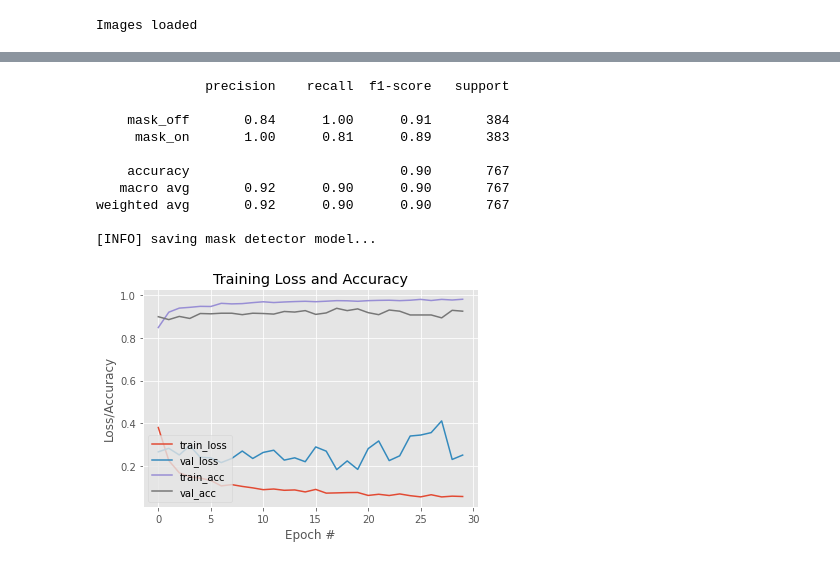
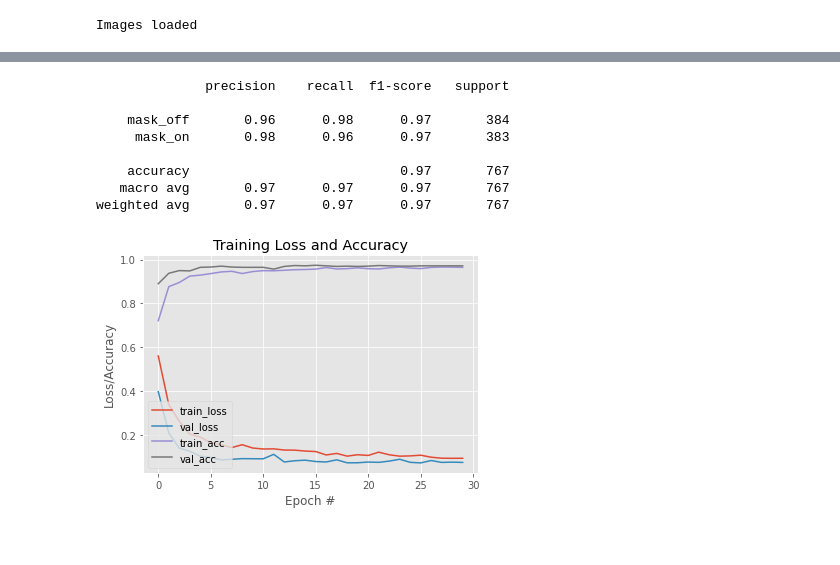
Before and after one commit to sidgan22/MaskDetection, a Jupyter notebook: MaskDetect.ipynb, the cells around one changed output, grey strips where cells are left out. Saved outputs shown, nothing was run; the diff lists cells and outputs as text; code cells hidden in the pictures.

Commit message:
NASNETMobile with 97.45%

```diff
--- a/MaskDetect.ipynb
+++ b/MaskDetect.ipynb
@@ -71,7 +73,7 @@ labels = np.array(labels)
                                                   random_state=42)
 # %%
 aug = ImageDataGenerator(
-    rotation_range=15,
+    rotation_range=20,
     zoom_range=0.15,
     width_shift_range=0.2,
     height_shift_range=0.2,
@@ -84,5 +93,9 @@ baseModel = MobileNetV2(weights="imagenet",
                         include_top=False,
                         input_tensor=Input(shape=(224, 224, 3)))
+# %%
+baseModel = MobileNetV2(weights="imagenet",
+                        include_top=False,
+                        input_tensor=Input(shape=(224, 224, 3)))
 # %%
 myModel = baseModel.output
 
@@ -109,12 +121,18 @@ model.compile(loss="binary_crossentropy",
               optimizer=opt,
               metrics=["accuracy"])
 # %%
-history = model.fit(
+# history = model.fit(
+#     aug.flow(trainX, trainY, batch_size=BS),
+#     steps_per_epoch=len(trainX) // BS,
+#     validation_data=(testX, testY),
+#     validation_steps=len(testX) // BS,
+#     epochs=EP)
+hist = model.fit(
     aug.flow(trainX, trainY, batch_size=BS),
     steps_per_epoch=len(trainX) // BS,
     validation_data=(testX, testY),
     validation_steps=len(testX) // BS,
-    epochs=EP)
+    epochs=EP,)
 # %% [output]
 WARNING:tensorflow:sample_weight modes were coerced from
   ...
@@ -136,8 +153,0 @@ Epoch 30/30
-# %%
-history = model.fit(
-    aug.flow(trainX, trainY, batch_size=BS),
-    steps_per_epoch=len(trainX) // BS,
-    validation_data=(testX, testY),
-    validation_steps=len(testX) // BS,
-    epochs=EP,
-    callbacks=[callback])
@@ -171,40 +154,39 @@ callback = MyCallBack()
 # %%
 #Eval
 predIdxs = model.predict(testX, batch_size=BS)
 
 # for each image in the testing set we need to find the index of the
 # label with corresponding largest predicted probability
 predIdxs = np.argmax(predIdxs, axis=1)
 
 # show a nicely formatted classification report
 print(classification_report(testY.argmax(axis=1), predIdxs,target_names=lb.classes_))
 
 # serialize the model to disk
-print("[INFO] saving mask detector model...")
-model.save("mask_detector.model", save_format="h5")
+model.save("mask_detector_NASNet.model", save_format="h5")
 
 # plot the training loss and accuracy
 N = EP
 plt.style.use("ggplot")
 plt.figure()
-plt.plot(np.arange(0, N), history.history["loss"], label="train_loss")
-plt.plot(np.arange(0, N), history.history["val_loss"], label="val_loss")
-plt.plot(np.arange(0, N), history.history["accuracy"], label="train_acc")
-plt.plot(np.arange(0, N), history.history["val_accuracy"], label="val_acc")
+plt.plot(np.arange(0, N), hist.history["loss"], label="train_loss")
+plt.plot(np.arange(0, N), hist.history["val_loss"], label="val_loss")
+plt.plot(np.arange(0, N), hist.history["accuracy"], label="train_acc")
+plt.plot(np.arange(0, N), hist.history["val_accuracy"], label="val_acc")
+
+
 plt.title("Training Loss and Accuracy")
 plt.xlabel("Epoch #")
 plt.ylabel("Loss/Accuracy")
 plt.legend(loc="lower left")
-plt.savefig("plot.png")
+plt.savefig("NASNetMobile-plot.png")
 # %% [output]
               precision    recall  f1-score   support
 
-    mask_off       0.84      1.00      0.91       384
-     mask_on       1.00      0.81      0.89       383
+    mask_off       0.96      0.98      0.97       384
+     mask_on       0.98      0.96      0.97       383
 
-    accuracy                           0.90       767
-   macro avg       0.92      0.90      0.90       767
-weighted avg       0.92      0.90      0.90       767
-
-[INFO] saving mask detector model...
+    accuracy                           0.97       767
+   macro avg       0.97      0.97      0.97       767
+weighted avg       0.97      0.97      0.97       767
-[figure, old version]
+[figure, new version]
```
Also changed, not shown: parts of 11 cells of this notebook, 6 other files.
